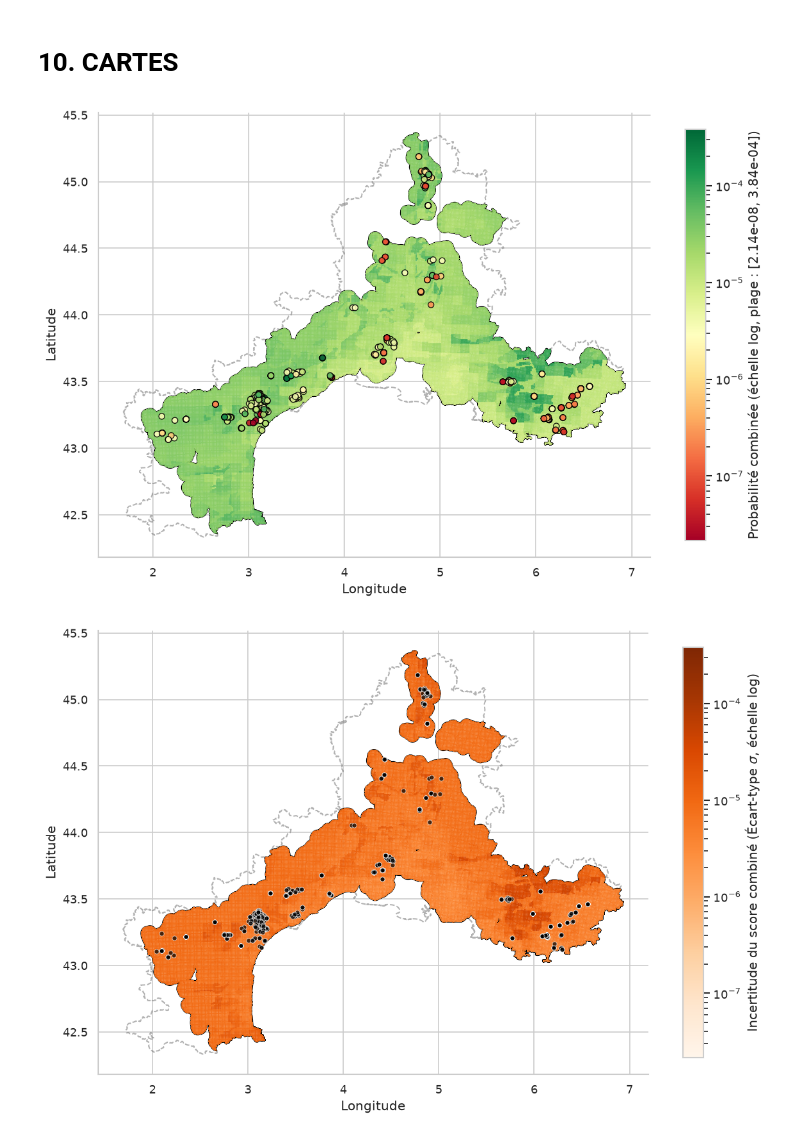
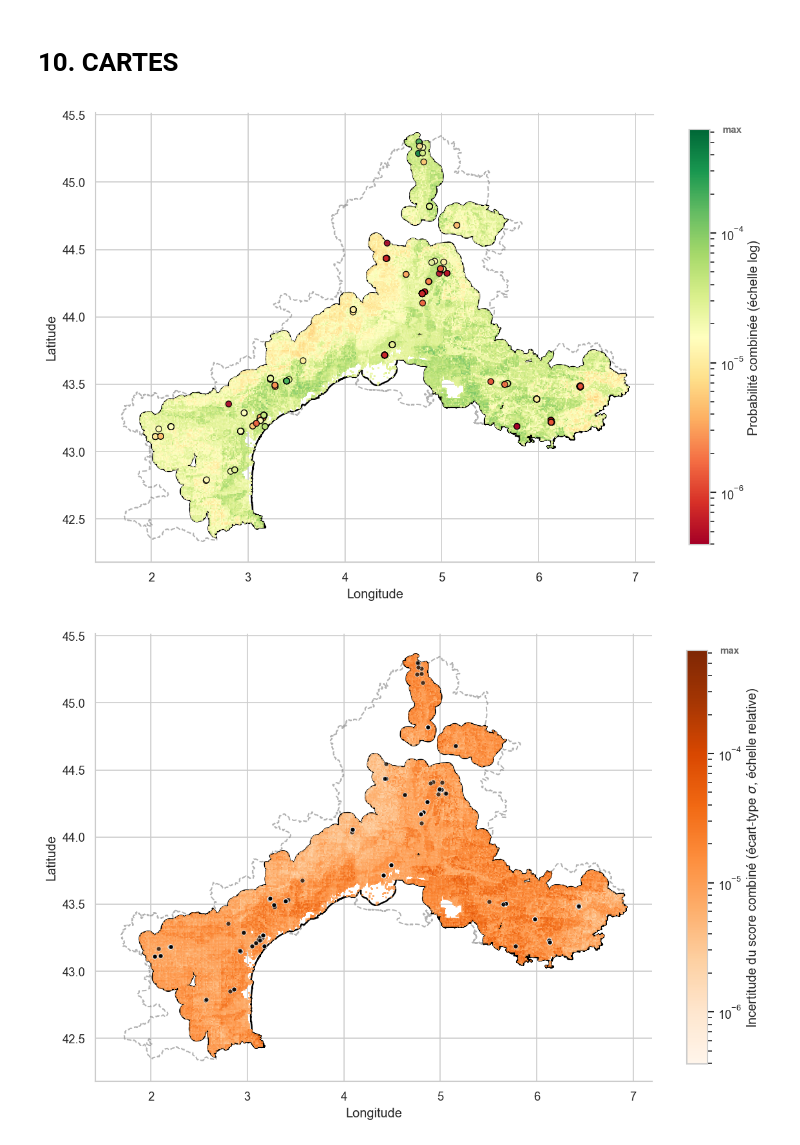
Before and after one commit to tjuillac-cmd/deep-ApexVigne, a Jupyter notebook: deepApex-Vigne.ipynb, the cells around one changed output. Saved outputs shown, nothing was run; the diff lists cells and outputs as text; code cells hidden in the pictures.

```diff
--- a/deepApex-Vigne.ipynb
+++ b/deepApex-Vigne.ipynb
@@ -103,7 +95,7 @@ print(f"{df.shape[0]:,} observations × {df.shape[1]} columns")
 ## 1.2 Choix du type de modèle et de la date
 # %%
 MODEL_TAG = "degrade"
-date_debut_str = "2025-07-21"
+date_debut_str = "2025-08-04"
 # %% [markdown]
 ## 1.3 Filtre par date
 # %%
@@ -162,7 +154,7 @@ study_zone_bg_wgs = study_zone_bg.to_crs("EPSG:4326")
 ### 1.6.1 Identifiant de maille SAFRAN
 # %%
 # Conversion des coordonnées SAFRAN en GeoDataFrame
-coords_safran = pd.read_csv("data/cov/coordonnees_mailles_safran.csv", sep=";")
+coords_safran = pd.read_csv("data/cov/csv/coordonnees_mailles_safran.csv", sep=";")
 coords_safran_gdf = gpd.GeoDataFrame(
     coords_safran,
     geometry=gpd.points_from_xy(coords_safran["longitude"], coords_safran["latitude"]),
@@ -1148,6 +1162,17 @@ v_max_score = bornes_tag["v_max_score"]
 cmap_incertitude = plt.colormaps["Oranges"].copy()
 cmap_incertitude.set_over("red")
 
+
+def annotate_colorbar_max(ax):
+    cbar_ax = ax.get_figure().axes[-1]
+    cbar_ax.text(
+        1.6, 1.0, "max",
+        transform=cbar_ax.transAxes,
+        ha="left", va="center",
+        fontsize=9, color="dimgray", fontweight="bold",
+    )
+
+
 # FIGURE 1 : Carte de la Probabilité Combinée
 
 fig1, ax1 = plt.subplots(figsize=(10, 8), dpi=120)
@@ -1174,10 +1199,11 @@ grid_pred.dropna(subset=["proba"]).plot(
     edgecolor="none",
     antialiased=False,
     legend_kwds={
-        "label": f"Probabilité combinée (échelle log, plage : [{v_min_score:.2e}, {v_max_score:.2e}])",
+        "label": "Probabilité combinée (échelle log)",
         "shrink": 0.7,
     },
 )
+annotate_colorbar_max(ax1)
 
 # Overlay des points terrain réels
 df_zone_wgs.plot(
@@ -1221,33 +1247,34 @@ grid_pred.dropna(subset=["std_incertitude"]).plot(
     column="std_incertitude",
     cmap=cmap_incertitude,
     legend=True,
     alpha=0.85,
     norm=LogNorm(vmin=v_min_score, vmax=v_max_score),
     edgecolor="none",
     antialiased=False,
     legend_kwds={
-        "label": "Incertitude du score combiné (Écart-type $\\sigma$, échelle log)",
+        "label": "Incertitude du score combiné (écart-type $\\sigma$, échelle relative)",
         "shrink": 0.7,
     },
 )
+annotate_colorbar_max(ax2)
 
 df_zone_wgs.plot(
     ax=ax2,
     color="black",
     markersize=18,
     edgecolor="white",
     linewidth=0.5,
     alpha=0.7,
     legend=False,
 )
 
 ax2.set_xlabel("Longitude")
 ax2.set_ylabel("Latitude")
 ax2.spines["top"].set_visible(False)
 ax2.spines["right"].set_visible(False)
 
 plt.tight_layout()
 plt.show()
 # %% [output]
-[figure, old version]
+[figure, new version]
-[figure, old version]
+[figure, new version]
```
Also changed, not shown: parts of 24 cells of this notebook.
